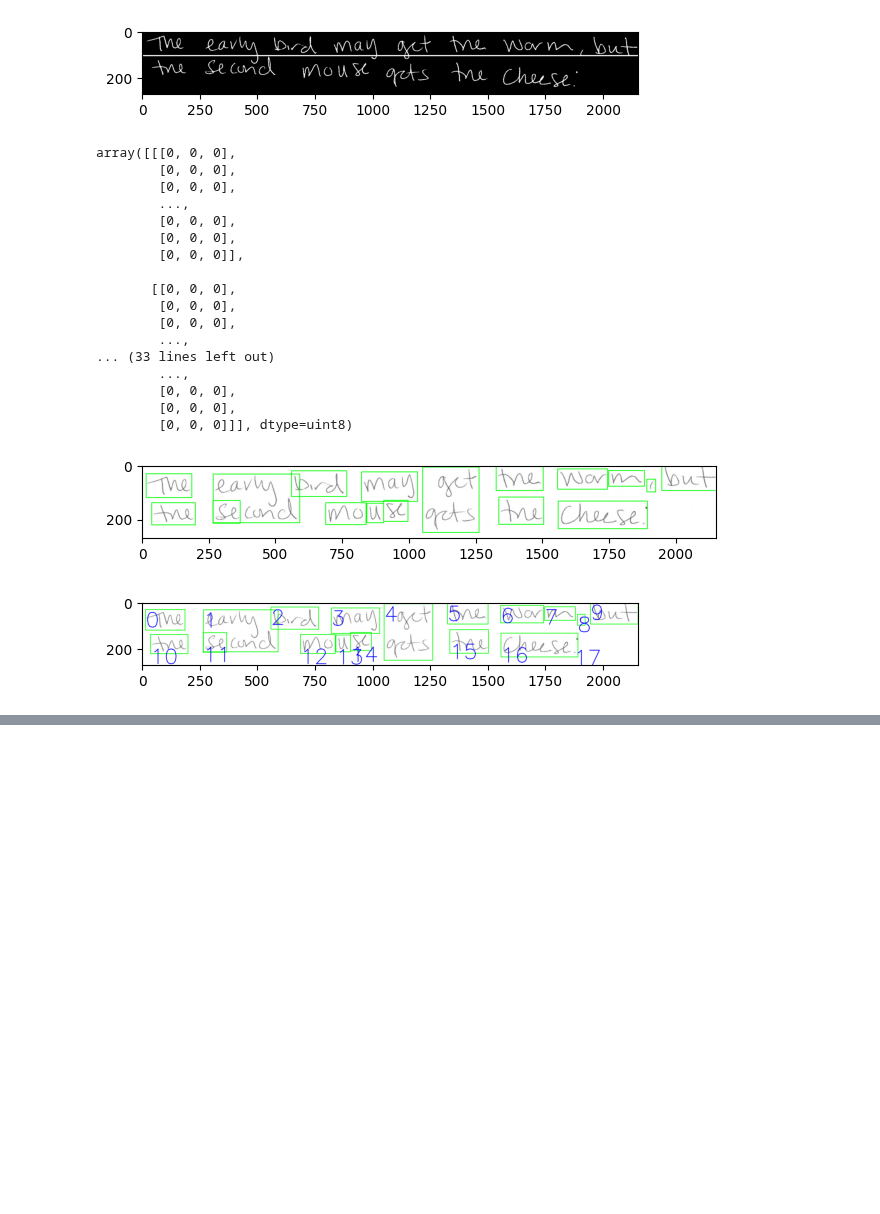
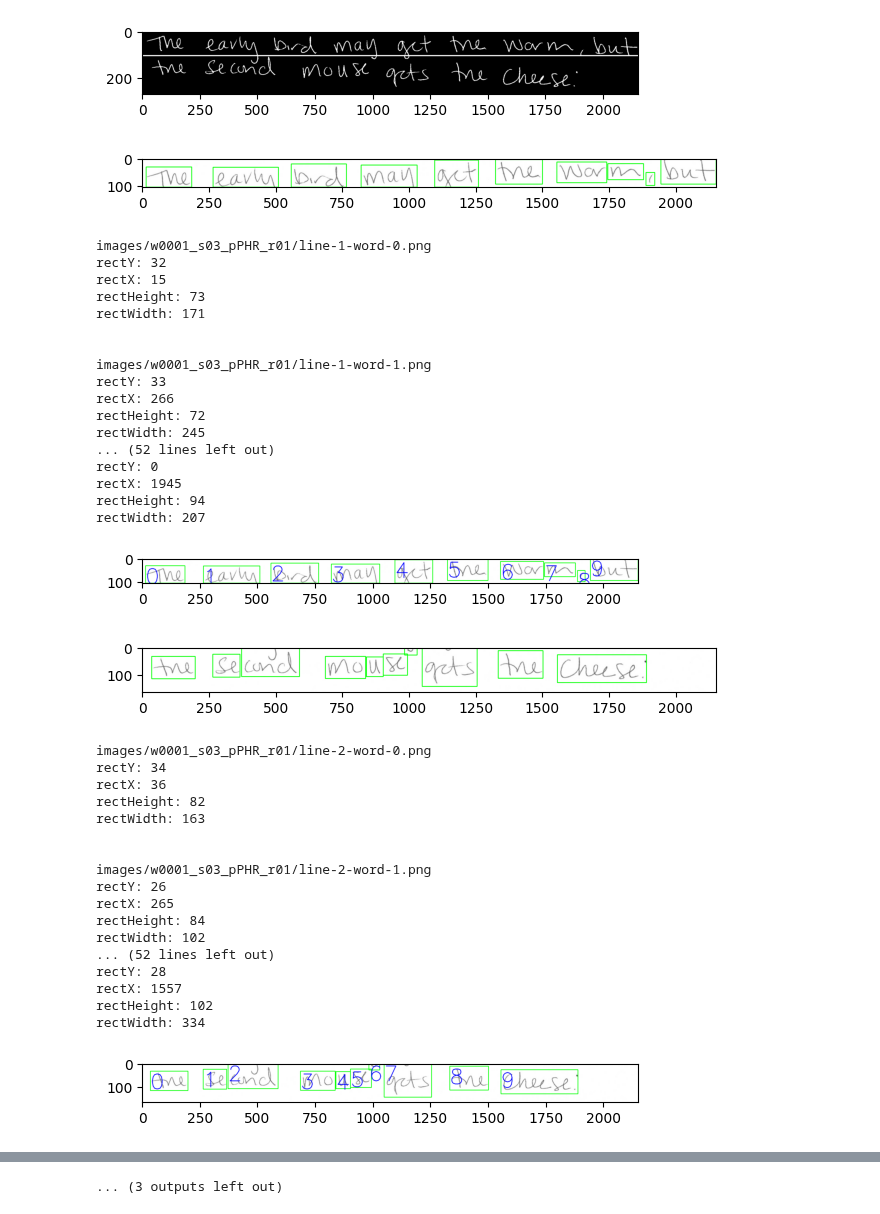
Before and after one commit to CSAFE-ISU/handwriter, a Jupyter notebook: inst/python/word_separation.ipynb, the cells around one changed output, grey strips where cells are left out. Saved outputs shown, nothing was run; the diff lists cells and outputs as text; code cells hidden in the pictures; blank space fills up the shorter version.

```diff
--- a/inst/python/word_separation.ipynb
+++ b/inst/python/word_separation.ipynb
@@ -3,31 +7,14 @@ import word_separation as ws
 # %%
 # Split the lines
-ws.detect_lines(file_name="images/early_bird.png")
+split_images = ws.detect_lines(input_image)
+split_images
-# %% [output]
-[figure, removed]
-array([[[0, 0, 0],
-        [0, 0, 0],
-        [0, 0, 0],
-        ...,
-        [0, 0, 0],
-        [0, 0, 0],
-        [0, 0, 0]],
-
-       [[0, 0, 0],
-        [0, 0, 0],
-        [0, 0, 0],
-        ...,
-... (33 lines left out)
-        ...,
-        [0, 0, 0],
-        [0, 0, 0],
-        [0, 0, 0]]], dtype=uint8)
 # %%
-ws.show_image(ws.separate_word(file_name="images/early_bird.png"))
+# Display each split image
+for split_image in split_images:
+    ws.show_image(ws.separate_word(file_name=split_image))
-# %% [output]
-[figure, removed]
 # %%
-im1_contours = ws.separate_word(file_name="images/early_bird.png", ret="contours")
-ws.annotate_image("images/early_bird.png", im1_contours)
+# Get every word extracted as a contour
+all_words = []
+for split_image in split_images:
+    im1_contours = ws.separate_word(file_name=split_image, ret="contours")
+    all_words.append(ws.annotate_image(split_image, im1_contours))
-# %% [output]
-[figure, removed]
@@ -33,0 +24,42 @@ ws.annotate_image("images/early_bird.png", im1_contours)
+# %%
+ws.batch_process("images")
+# %% [output]
+[figure, added]
+[figure, added]
+images/w0001_s03_pPHR_r01/line-1-word-0.png
+rectY: 32
+rectX: 15
+rectHeight: 73
+rectWidth: 171
+
+
+images/w0001_s03_pPHR_r01/line-1-word-1.png
+rectY: 33
+rectX: 266
+rectHeight: 72
+rectWidth: 245
+... (52 lines left out)
+rectY: 0
+rectX: 1945
+rectHeight: 94
+rectWidth: 207
+[figure, added]
+[figure, added]
+images/w0001_s03_pPHR_r01/line-2-word-0.png
+rectY: 34
+rectX: 36
+rectHeight: 82
+rectWidth: 163
+
+
+images/w0001_s03_pPHR_r01/line-2-word-1.png
+rectY: 26
+rectX: 265
+rectHeight: 84
+rectWidth: 102
+... (52 lines left out)
+rectY: 28
+rectX: 1557
+rectHeight: 102
+rectWidth: 334
+[figure, added]
@@ -33,0 +87 @@ ws.annotate_image("images/early_bird.png", im1_contours)
+... (3 outputs left out)
```
Also changed, not shown: parts of 4 cells of this notebook, 6 other files.
